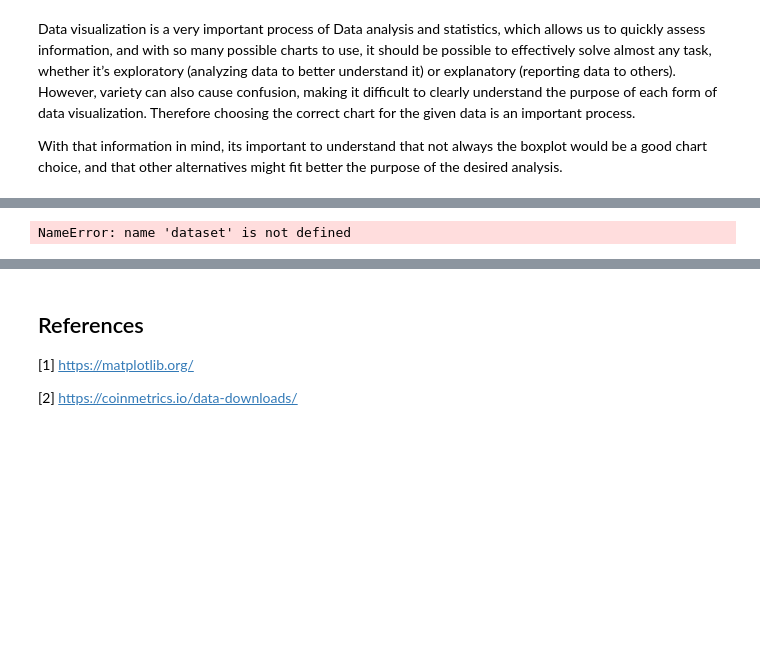
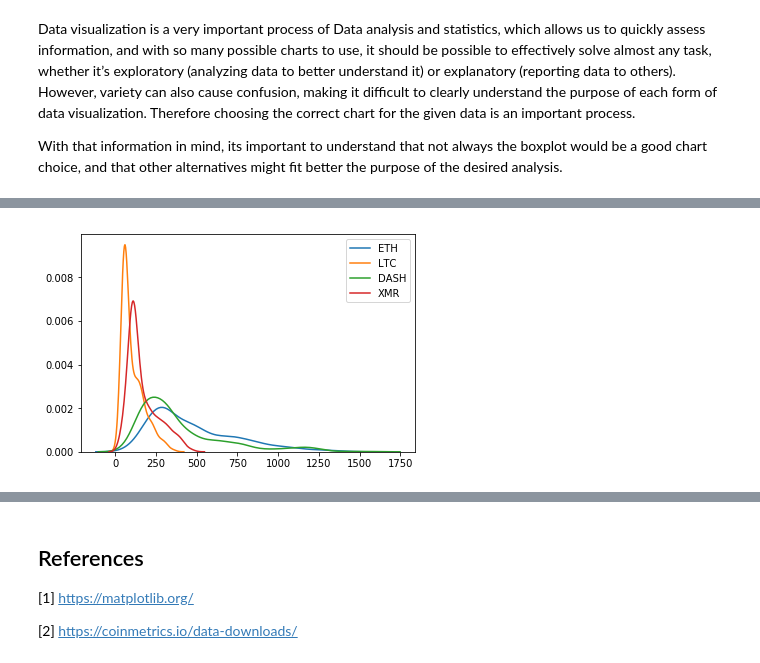
Before and after one commit to strokk/Matplotlib-Boxplot, a Jupyter notebook: Matplotlib-boxplot.ipynb, the cells around one changed output, grey strips where cells are left out. Drawn from its saved outputs; the diff is of its cells as text; code cells hidden in the pictures; blank space fills up the shorter version.

```diff
--- a/Matplotlib-boxplot.ipynb
+++ b/Matplotlib-boxplot.ipynb
@@ -139,5 +148,12 @@ An advantage of Density Plots have over Histograms is that they're better at det
-# %%
-dataset.hist()
-plt.show()
-# %% [output]
-NameError: name 'dataset' is not defined
+# %%
+# importing seaborn
+import seaborn as sns
+
+#generating the density plot for the dataset
+sns.kdeplot(dataset['ETH'])
+sns.kdeplot(dataset['LTC'])
+sns.kdeplot(dataset['DASH'])
+sns.kdeplot(dataset['XMR'])
+plt.show()
+# %% [output]
+[figure, added]
```
Also changed, not shown: parts of 6 cells of this notebook.
